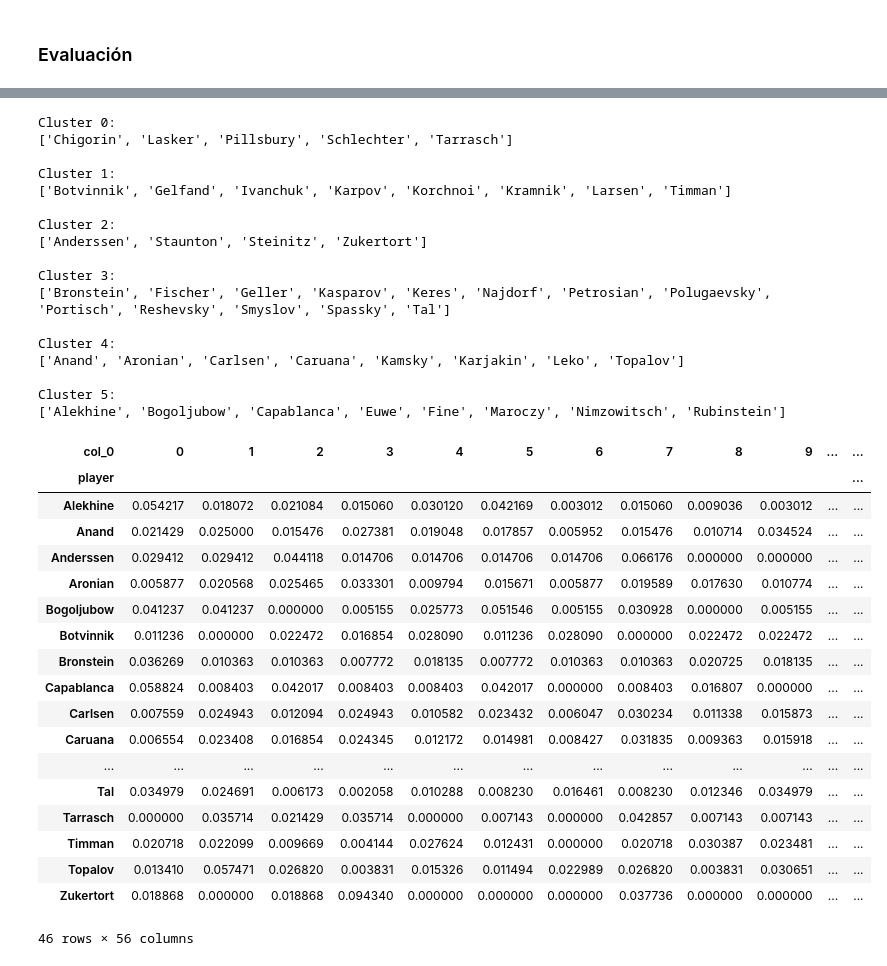
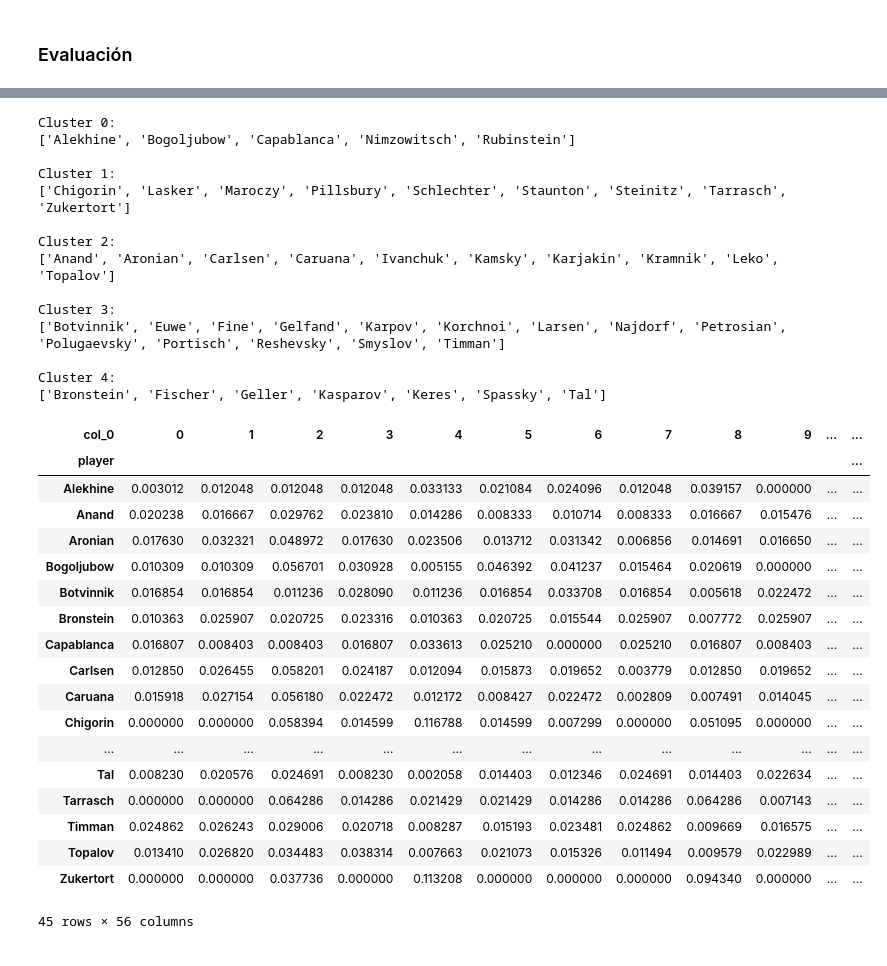
Before and after one commit to 212113114/ChessMatch-V2, a Jupyter notebook: clustering_gnn.ipynb, the cells around one changed output, grey strips where cells are left out. Cells and saved outputs as stored; diff of their text form; code cells hidden in the pictures.

```diff
--- a/clustering_gnn.ipynb
+++ b/clustering_gnn.ipynb
@@ -432,7 +435,7 @@ for i, name in enumerate(names_filtered):
 # %%
 from sklearn.cluster import KMeans
 
-kmeans_final = KMeans(n_clusters=6, random_state=3633)
+kmeans_final = KMeans(n_clusters=5, random_state=3633)
 cluster_labels = kmeans_final.fit_predict(cluster_dist_train_clean)
 
 # Añadir los resultados al DataFrame
@@ -443,49 +446,46 @@ for cluster_id in sorted(clustered_players["cluster"].unique()):
     print(clustered_players[clustered_players["cluster"] == cluster_id].index.tolist())
 # %% [output]
 Cluster 0:
-['Chigorin', 'Lasker', 'Pillsbury', 'Schlechter', 'Tarrasch']
+['Alekhine', 'Bogoljubow', 'Capablanca', 'Nimzowitsch', 'Rubinstein']
 
 Cluster 1:
-['Botvinnik', 'Gelfand', 'Ivanchuk', 'Karpov', 'Korchnoi', 'Kramnik', 'Larsen', 'Timman']
+['Chigorin', 'Lasker', 'Maroczy', 'Pillsbury', 'Schlechter', 'Staunton', 'Steinitz', 'Tarrasch', 'Zukertort']
 
 Cluster 2:
-['Anderssen', 'Staunton', 'Steinitz', 'Zukertort']
+['Anand', 'Aronian', 'Carlsen', 'Caruana', 'Ivanchuk', 'Kamsky', 'Karjakin', 'Kramnik', 'Leko', 'Topalov']
 
 Cluster 3:
-['Bronstein', 'Fischer', 'Geller', 'Kasparov', 'Keres', 'Najdorf', 'Petrosian', 'Polugaevsky', 'Portisch', 'Reshevsky', 'Smyslov', 'Spassky', 'Tal']
+['Botvinnik', 'Euwe', 'Fine', 'Gelfand', 'Karpov', 'Korchnoi', 'Larsen', 'Najdorf', 'Petrosian', 'Polugaevsky', 'Portisch', 'Reshevsky', 'Smyslov', 'Timman']
 
 Cluster 4:
-['Anand', 'Aronian', 'Carlsen', 'Caruana', 'Kamsky', 'Karjakin', 'Leko', 'Topalov']
-
-Cluster 5:
-['Alekhine', 'Bogoljubow', 'Capablanca', 'Euwe', 'Fine', 'Maroczy', 'Nimzowitsch', 'Rubinstein']
+['Bronstein', 'Fischer', 'Geller', 'Kasparov', 'Keres', 'Spassky', 'Tal']
 # %%
 # Guardar el modelo KMeans final
 with open("kmeans_players.pkl", "wb") as f:
     pickle.dump(kmeans_final, f)
 # %%
-cluster_dist_test_clean = cluster_dist_test.drop(["Philidor", "Morphy", "Winawer"], errors="ignore")
+cluster_dist_test_clean = cluster_dist_test.drop(["Philidor", "Morphy", "Winawer", "Anderssen"], errors="ignore")
 cluster_dist_test_clean
 # %% [output]
 | col_0 | 0 | 1 | 2 | 3 | 4 | 5 | 6 | 7 | 8 | 9 | ... | ... |
 | player |  |  |  |  |  |  |  |  |  |  |  | ... |
-| Alekhine | 0.054217 | 0.018072 | 0.021084 | 0.015060 | 0.030120 | 0.042169 | 0.003012 | 0.015060 | 0.009036 | 0.003012 | ... | ... |
-| Anand | 0.021429 | 0.025000 | 0.015476 | 0.027381 | 0.019048 | 0.017857 | 0.005952 | 0.015476 | 0.010714 | 0.034524 | ... | ... |
-| Anderssen | 0.029412 | 0.029412 | 0.044118 | 0.014706 | 0.014706 | 0.014706 | 0.014706 | 0.066176 | 0.000000 | 0.000000 | ... | ... |
-| Aronian | 0.005877 | 0.020568 | 0.025465 | 0.033301 | 0.009794 | 0.015671 | 0.005877 | 0.019589 | 0.017630 | 0.010774 | ... | ... |
-| Bogoljubow | 0.041237 | 0.041237 | 0.000000 | 0.005155 | 0.025773 | 0.051546 | 0.005155 | 0.030928 | 0.000000 | 0.005155 | ... | ... |
-| Botvinnik | 0.011236 | 0.000000 | 0.022472 | 0.016854 | 0.028090 | 0.011236 | 0.028090 | 0.000000 | 0.022472 | 0.022472 | ... | ... |
-| Bronstein | 0.036269 | 0.010363 | 0.010363 | 0.007772 | 0.018135 | 0.007772 | 0.010363 | 0.010363 | 0.020725 | 0.018135 | ... | ... |
-| Capablanca | 0.058824 | 0.008403 | 0.042017 | 0.008403 | 0.008403 | 0.042017 | 0.000000 | 0.008403 | 0.016807 | 0.000000 | ... | ... |
-| Carlsen | 0.007559 | 0.024943 | 0.012094 | 0.024943 | 0.010582 | 0.023432 | 0.006047 | 0.030234 | 0.011338 | 0.015873 | ... | ... |
-| Caruana | 0.006554 | 0.023408 | 0.016854 | 0.024345 | 0.012172 | 0.014981 | 0.008427 | 0.031835 | 0.009363 | 0.015918 | ... | ... |
+| Alekhine | 0.003012 | 0.012048 | 0.012048 | 0.012048 | 0.033133 | 0.021084 | 0.024096 | 0.012048 | 0.039157 | 0.000000 | ... | ... |
+| Anand | 0.020238 | 0.016667 | 0.029762 | 0.023810 | 0.014286 | 0.008333 | 0.010714 | 0.008333 | 0.016667 | 0.015476 | ... | ... |
+| Aronian | 0.017630 | 0.032321 | 0.048972 | 0.017630 | 0.023506 | 0.013712 | 0.031342 | 0.006856 | 0.014691 | 0.016650 | ... | ... |
+| Bogoljubow | 0.010309 | 0.010309 | 0.056701 | 0.030928 | 0.005155 | 0.046392 | 0.041237 | 0.015464 | 0.020619 | 0.000000 | ... | ... |
+| Botvinnik | 0.016854 | 0.016854 | 0.011236 | 0.028090 | 0.011236 | 0.016854 | 0.033708 | 0.016854 | 0.005618 | 0.022472 | ... | ... |
+| Bronstein | 0.010363 | 0.025907 | 0.020725 | 0.023316 | 0.010363 | 0.020725 | 0.015544 | 0.025907 | 0.007772 | 0.025907 | ... | ... |
+| Capablanca | 0.016807 | 0.008403 | 0.008403 | 0.016807 | 0.033613 | 0.025210 | 0.000000 | 0.025210 | 0.016807 | 0.008403 | ... | ... |
+| Carlsen | 0.012850 | 0.026455 | 0.058201 | 0.024187 | 0.012094 | 0.015873 | 0.019652 | 0.003779 | 0.012850 | 0.019652 | ... | ... |
+| Caruana | 0.015918 | 0.027154 | 0.056180 | 0.022472 | 0.012172 | 0.008427 | 0.022472 | 0.002809 | 0.007491 | 0.014045 | ... | ... |
+| Chigorin | 0.000000 | 0.000000 | 0.058394 | 0.014599 | 0.116788 | 0.014599 | 0.007299 | 0.000000 | 0.051095 | 0.000000 | ... | ... |
 | ... | ... | ... | ... | ... | ... | ... | ... | ... | ... | ... | ... | ... |
-| Tal | 0.034979 | 0.024691 | 0.006173 | 0.002058 | 0.010288 | 0.008230 | 0.016461 | 0.008230 | 0.012346 | 0.034979 | ... | ... |
-| Tarrasch | 0.000000 | 0.035714 | 0.021429 | 0.035714 | 0.000000 | 0.007143 | 0.000000 | 0.042857 | 0.007143 | 0.007143 | ... | ... |
-| Timman | 0.020718 | 0.022099 | 0.009669 | 0.004144 | 0.027624 | 0.012431 | 0.000000 | 0.020718 | 0.030387 | 0.023481 | ... | ... |
-| Topalov | 0.013410 | 0.057471 | 0.026820 | 0.003831 | 0.015326 | 0.011494 | 0.022989 | 0.026820 | 0.003831 | 0.030651 | ... | ... |
-| Zukertort | 0.018868 | 0.000000 | 0.018868 | 0.094340 | 0.000000 | 0.000000 | 0.000000 | 0.037736 | 0.000000 | 0.000000 | ... | ... |
+| Tal | 0.008230 | 0.020576 | 0.024691 | 0.008230 | 0.002058 | 0.014403 | 0.012346 | 0.024691 | 0.014403 | 0.022634 | ... | ... |
+| Tarrasch | 0.000000 | 0.000000 | 0.064286 | 0.014286 | 0.021429 | 0.021429 | 0.014286 | 0.014286 | 0.064286 | 0.007143 | ... | ... |
+| Timman | 0.024862 | 0.026243 | 0.029006 | 0.020718 | 0.008287 | 0.015193 | 0.023481 | 0.024862 | 0.009669 | 0.016575 | ... | ... |
+| Topalov | 0.013410 | 0.026820 | 0.034483 | 0.038314 | 0.007663 | 0.021073 | 0.015326 | 0.011494 | 0.009579 | 0.022989 | ... | ... |
+| Zukertort | 0.000000 | 0.000000 | 0.037736 | 0.000000 | 0.113208 | 0.000000 | 0.000000 | 0.000000 | 0.094340 | 0.000000 | ... | ... |
-46 rows × 56 columns
+45 rows × 56 columns
 # %%
 #predecir los clusters para el conjunto de test
 test_labels = kmeans_final.predict(cluster_dist_test_clean)
```
Also changed, not shown: parts of 18 cells of this notebook, 3 other files.
